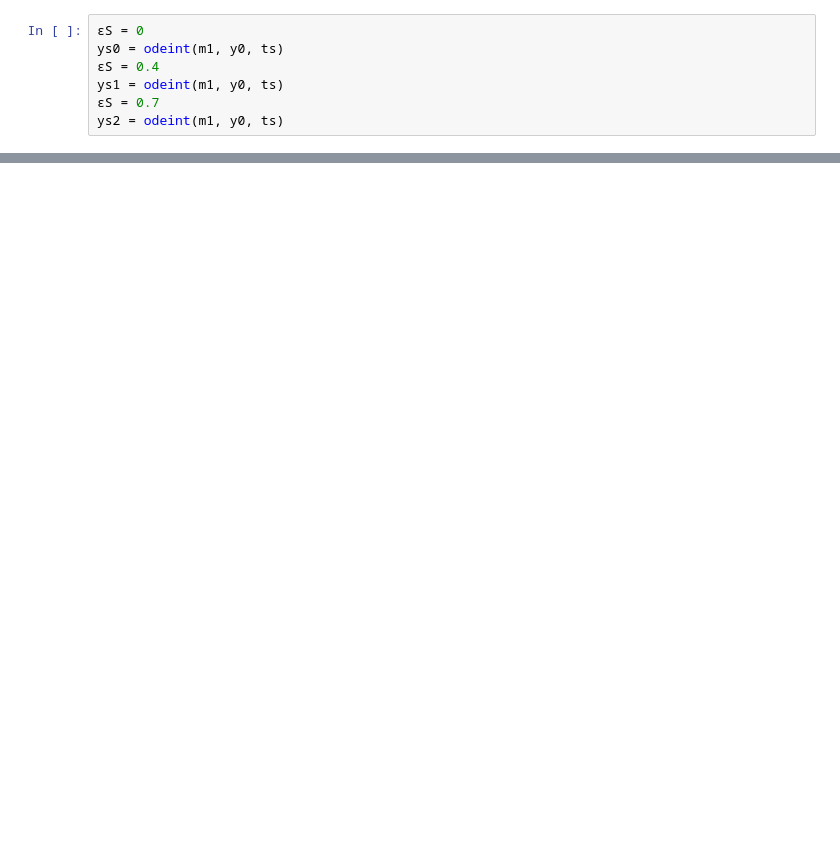
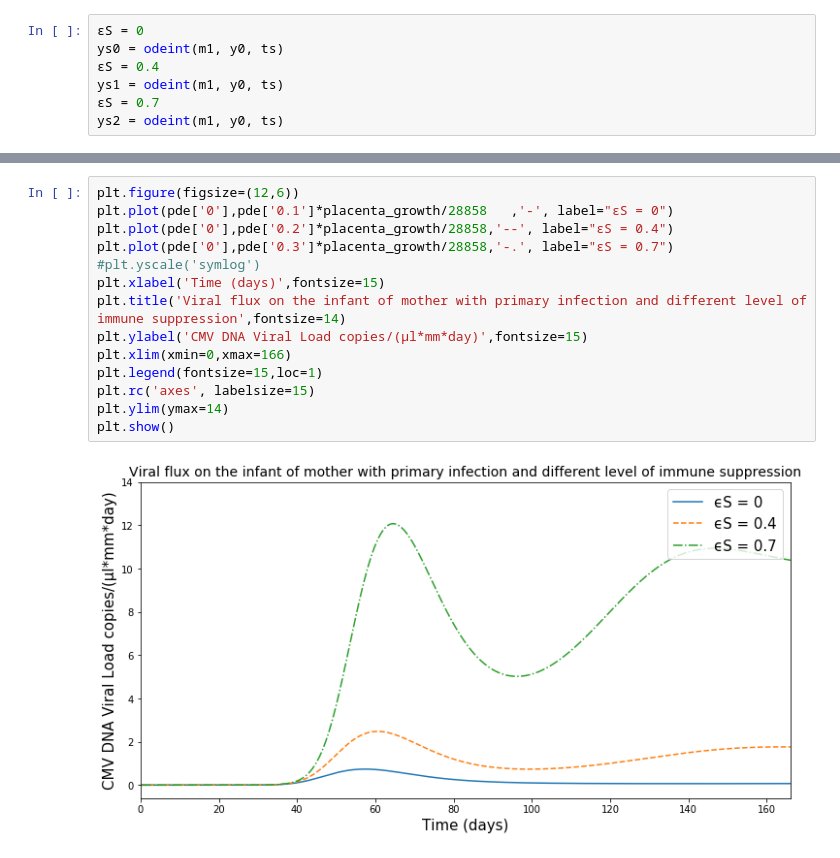
Before and after one commit to yishu0524/Placental-Transmission, a Jupyter notebook: CMV Model.ipynb, the cells around one changed output, grey strips where cells are left out. Drawn from its saved outputs; the diff is of its cells as text; blank space fills up the shorter version.

```diff
--- a/CMV Model.ipynb
+++ b/CMV Model.ipynb
@@ -61,0 +107,16 @@ pass
+# %%
+plt.figure(figsize=(12,6))
+plt.plot(pde['0'],pde['0.1']*placenta_growth/28858   ,'-', label="ϵS = 0")
+plt.plot(pde['0'],pde['0.2']*placenta_growth/28858,'--', label="ϵS = 0.4")
+plt.plot(pde['0'],pde['0.3']*placenta_growth/28858,'-.', label="ϵS = 0.7")
+#plt.yscale('symlog')
+plt.xlabel('Time (days)',fontsize=15)
+plt.title('Viral flux on the infant of mother with primary infection and different level of immune suppression',fontsize=14)
+plt.ylabel('CMV DNA Viral Load copies/(μl*mm*day)',fontsize=15)
+plt.xlim(xmin=0,xmax=166)
+plt.legend(fontsize=15,loc=1)
+plt.rc('axes', labelsize=15)
+plt.ylim(ymax=14)
+plt.show()
+# %% [output]
+[figure, added]
```
Also changed, not shown: parts of 10 cells of this notebook, 2 other files.
